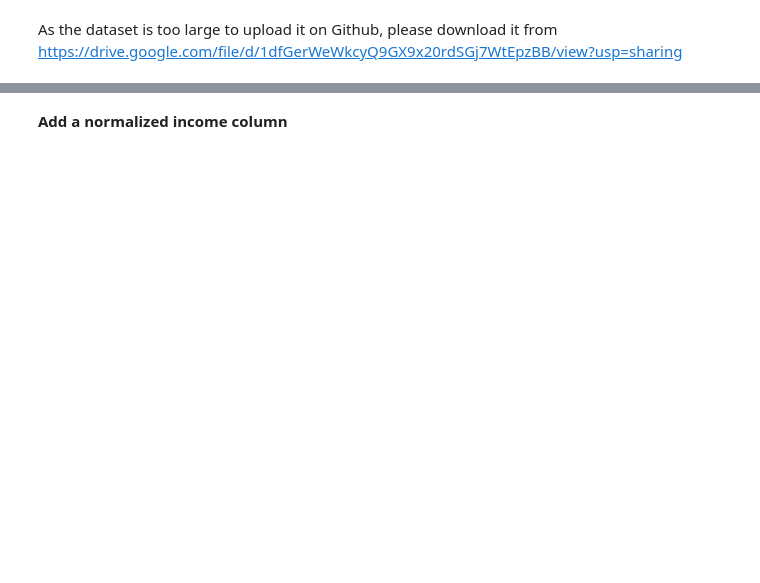
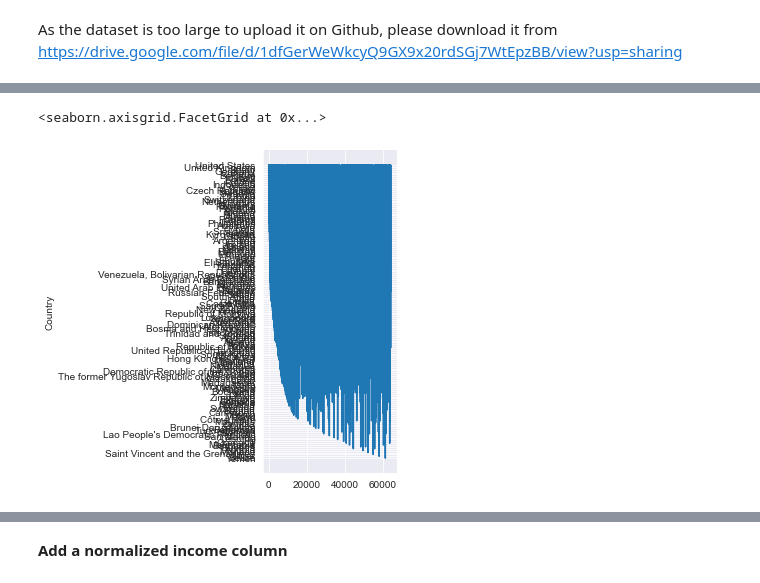
Before and after one commit to Mlleallemand/DS_Blogpost, a Jupyter notebook: ExploringData.ipynb, the cells around one changed output, grey strips where cells are left out. Drawn from its saved outputs; the diff is of its cells as text; code cells hidden in the pictures; blank space fills up the shorter version.

```diff
--- a/ExploringData.ipynb
+++ b/ExploringData.ipynb
@@ -146,14 +216,3 @@ dfs['EdLevel'].replace({'Associate degree (A.A., A.S., etc.)':'Associate',
                         'Primary/elementary school':'Prim_School',
                         'I never completed any formal education':'No_ed'
                        }, inplace=True)
-# %%
-# some items in the questionnaire allowed for multiple answers.
-# Each unique combination of these is listed as a value-concatenation
-# delimited by ';'.
-# For further analysis, we need to split this again into separate columns
-
-for col in ['DevType', 'JobFactors', 'EdLevel']:
-    # prevent creating dummies for a variable twice
-    if col in dfs.columns:
-        dfs = create_dummies_col(df_in=dfs, col=col, delim=';',
-                                 delete_original=True)
@@ -161,0 +221,3 @@ __Clean / shorten labels and dichotomize__
+# %%
+dfs = create_dummies_col(df_in=dfs, col='EdLevel', delim=';',
+                         delete_original=True)
@@ -171,0 +265,8 @@ thus labels cannot be easily substituted
+# %%
+# Some items in the questionnaire allowed for multiple answers.
+# Each unique combination of these is listed as a value-concatenation
+# delimited by ';'.
+for col in ['DevType', 'JobFactors']:
+    if col in dfs.columns:
+        dfs = create_dummies_col(df_in=dfs, col=col, delim=';',
+                                 delete_original=True)
@@ -194,0 +318,5 @@ This allows us to to filter by geographic area when comparing work hours or inco
+# %%
+sns.relplot(data=dfs['Country'], kind='line', palette='Pastel')
+# %% [output]
+<seaborn.axisgrid.FacetGrid at 0x...>
+[figure, added]
```
Also changed, not shown: parts of 91 cells of this notebook, 1 other file.
